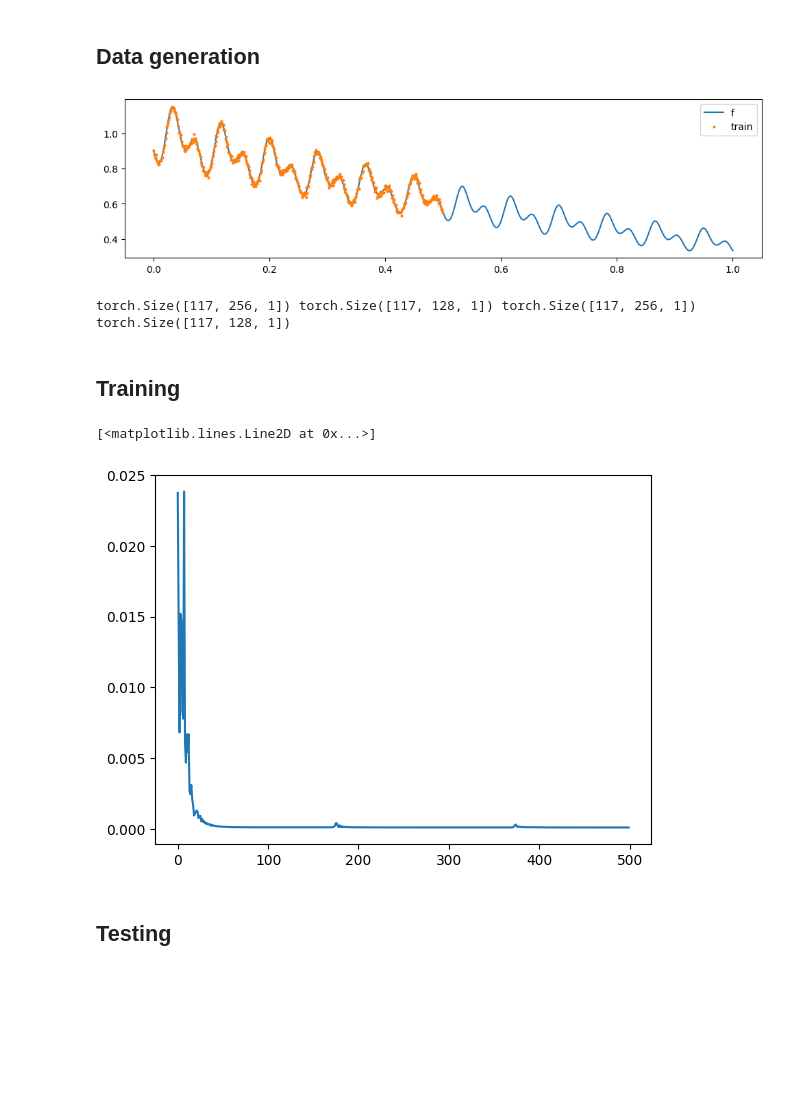
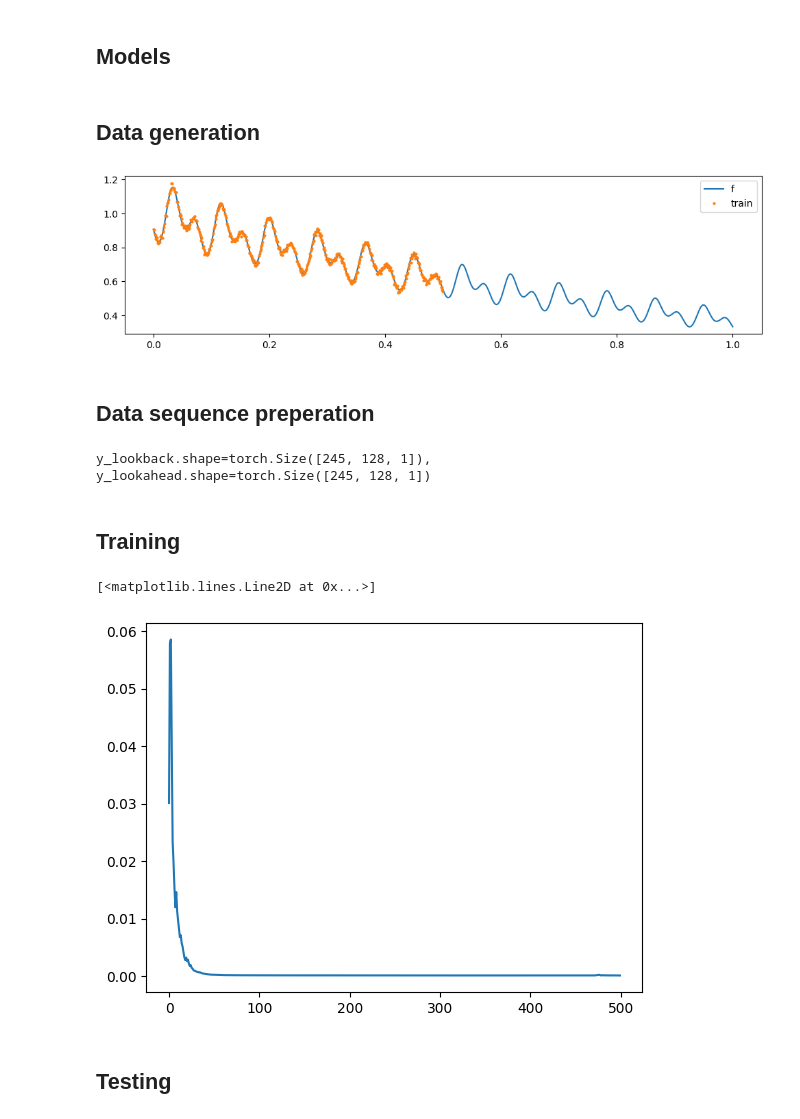
Before and after one commit to patel-zeel/aqmsp, a Jupyter notebook: projects/active_learning_tmlr/notebooks/deep_time.ipynb, the cells around one changed output. Drawn from its saved outputs; the diff is of its cells as text; code cells hidden in the pictures; blank space fills up the shorter version.

Commit message:
update deep_time

```diff
--- a/projects/active_learning_tmlr/notebooks/deep_time.ipynb
+++ b/projects/active_learning_tmlr/notebooks/deep_time.ipynb
@@ -184,0 +16,2 @@ def get_lr_weights(x, y, lambda_):
+# %% [markdown]
+## Models
@@ -197,91 +97,75 @@ x_train = x[:N//2]
 noise_std = 0.01
 y_train = f(x_train) + noise_std * torch.randn(N//2, 1)
 
+x_test = x[N//2:]
+
 plt.figure(figsize=(12, 3))
 plt.plot(x.cpu(), f(x).cpu(), label='f');
 plt.plot(x_train.cpu(), y_train.cpu(), 'o', label='train', markersize=2);
 plt.legend();
 # %% [output]
-[figure, old version]
+[figure, new version]
+# %% [markdown]
+## Data sequence preperation
 # %%
-lookback_window = 128*2
+lookback_window = 128
 lookahead_window = 128
-x_in = []
-x_out = []
-y_in = []
-y_out = []
+y_lookback = []
+y_lookahead = []
 for i in range(lookback_window, len(x_train)-lookahead_window+1):
-    x_in.append(x_train[i-lookback_window:i][np.newaxis, ...])
-    x_out.append(x_train[i:i+lookahead_window][np.newaxis, ...])
-    y_in.append(y_train[i-lookback_window:i][np.newaxis, ...])
-    y_out.append(y_train[i:i+lookahead_window][np.newaxis, ...])
+    y_lookback.append(y_train[i-lookback_window:i][np.newaxis, ...])
+    y_lookahead.append(y_train[i:i+lookahead_window][np.newaxis, ...])
 
-x_in = torch.cat(x_in, dim=0)
-x_out = torch.cat(x_out, dim=0)
-y_in = torch.cat(y_in, dim=0)
-y_out = torch.cat(y_out, dim=0)
-print(x_in.shape, x_out.shape, y_in.shape, y_out.shape)
+y_lookback = torch.cat(y_lookback, dim=0)
+y_lookahead = torch.cat(y_lookahead, dim=0)
+print(f"{y_lookback.shape=}, \n{y_lookahead.shape=}") # [N, lookback_window, 1], [N, lookahead_window, 1]
 # %% [output]
-torch.Size([117, 256, 1]) torch.Size([117, 128, 1]) torch.Size([117, 256, 1]) torch.Size([117, 128, 1])
+y_lookback.shape=torch.Size([245, 128, 1]),
+y_lookahead.shape=torch.Size([245, 128, 1])
 # %% [markdown]
 ## Training
 # %%
-inr = get_initialized_model(1, 16, [256, 256], 30.0, 0.0)
-# inr = INR(1, 3, 32, 32, [0.01, 0.1, 1, 5, 10, 20, 50, 100], 0.1)
-ridge_reg = RidgeRegressor(lambda_init=0.01)
-# print(x.shape, inr(x).shape)
+siren = get_initialized_model(1, 16, [256, 256], 30.0, 0.0)
+ridge_reg = RidgeRegressor(noise_variance=1e-4)
 
-def one_example_forward_pass(x_in, y_in, x_out, mode): # y_in: (lookback_window, 1)
+def one_example_forward_pass(y_input, mode): # y_input: (lookback_window, 1), y_output: (lookahead_window, 1)
     if mode == "train":
-        inr.train()
+        siren.train()
         ridge_reg.train()
     else:
-        inr.eval()
+        siren.eval()
         ridge_reg.eval()
 
-    t = torch.linspace(0, 1, lookback_window+lookahead_window).reshape(-1, 1)
-    time_repr = inr(t)
+    coords = torch.linspace(0, 1, lookback_window+lookahead_window).reshape(-1, 1)
+    time_repr = siren(coords)
     lookback_repr = time_repr[:lookback_window]
     lookahead_repr = time_repr[-lookahead_window:]
-    # lookback_repr = inr(x_in)
-    # lookahead_repr = inr(x_out)
 
-    # w, b = get_lr_weights(lookback_repr, y_in, noise_std**2)
-    w, b = ridge_reg(lookback_repr[np.newaxis, ...], y_in[np.newaxis, ...])
-    y_pred = torch.matmul(lookahead_repr, w[0]) + b[0]
+    w, b = ridge_reg(lookback_repr, y_input)
+    y_pred = lookahead_repr@w + b
 
     return y_pred
-forward_pass = torch.vmap(one_example_forward_pass, in_dims=(0, 0, 0, None), out_dims=0, randomness="different")
+forward_pass = torch.vmap(one_example_forward_pass, in_dims=(0, None), out_dims=0, randomness="different")
 
-optimizer = torch.optim.Adam([*inr.parameters(),
-                              *ridge_reg.parameters()
-                              ], lr=1e-3)
+optimizer = torch.optim.Adam(siren.parameters(), lr=1e-3)
 epochs = 500
 
 pbar = tqdm(range(epochs))
 losses = []
 
-# train_loader = DataLoader(TensorDataset(x_in, y_in, x_out, y_out), batch_size=1, shuffle=True)
-
 for i in pbar:
-    # epoch_loss = 0.0
-    # for x_in, y_in, x_out, y_out in train_loader:
     optimizer.zero_grad()
-    y_pred = forward_pass(x_in, y_in, x_out, "train")
-    # print(y_pred.shape, y_out.shape)
-    loss = F.mse_loss(y_pred.ravel(), y_out.ravel())
+    y_lookahead_pred = forward_pass(y_lookback, "train")
+    loss = F.mse_loss(y_lookahead_pred, y_lookahead)
     loss.backward()
     optimizer.step()
     pbar.set_description(f'Loss: {loss.item():.4f}')
-    # losses.append(loss.item())
-    # epoch_loss += loss.item()
-    # losses.append(epoch_loss / len(train_loader))
     losses.append(loss.item())
 
 plt.plot(losses)
 # %% [output]
 [<matplotlib.lines.Line2D at 0x...>]
-[figure, old version]
+[figure, new version]
 # %% [markdown]
 ## Testing
 # %%
```
Also changed, not shown: parts of 7 cells of this notebook.
